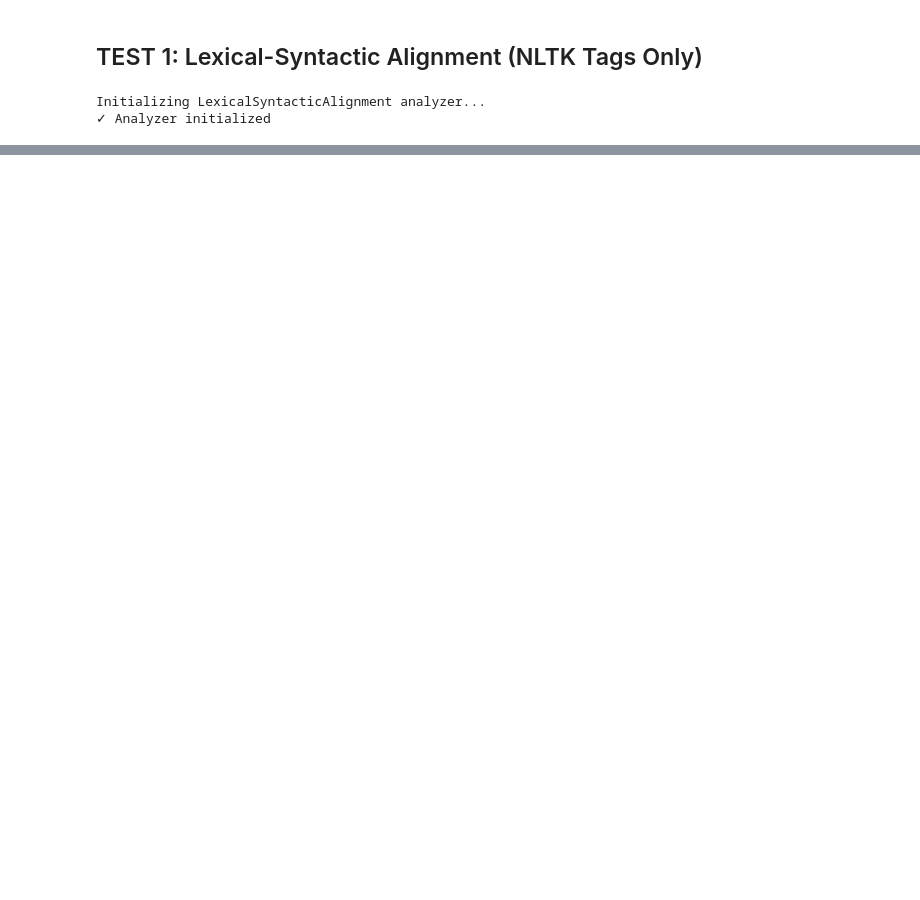
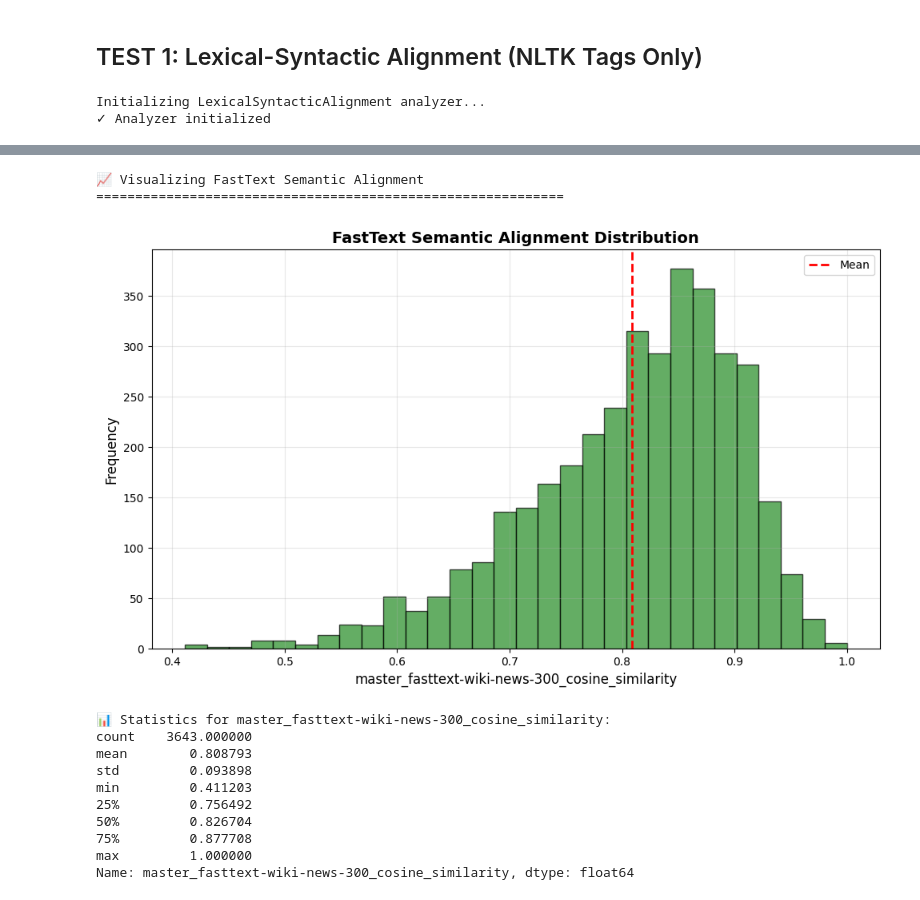
Before and after one commit to nickduran/llm-linguistic-alignment, a Jupyter notebook: sandbox-prepare/test_comprehensive_alignment.ipynb, the cells around one changed output, grey strips where cells are left out. Cells and saved outputs as stored; diff of their text form; code cells hidden in the pictures; blank space fills up the shorter version.

```diff
--- a/sandbox-prepare/test_comprehensive_alignment.ipynb
+++ b/sandbox-prepare/test_comprehensive_alignment.ipynb
@@ -266,0 +613,15 @@ print("\n🔄 Now RESTART KERNEL and re-import!")
+# %%
+# Run FastText alignment analysis
+print("\nRunning FastText semantic alignment analysis...")
+
+results_fasttext = analyzer_fasttext.analyze_folder(
+    folder_path=INPUT_DIR_BASIC,
+    output_directory=OUTPUT_DIR_ALIGNMENT,
+    lag=1,
+    high_sd_cutoff=3,
+    low_n_cutoff=2,
+    save_vocab=True
+)
+
+print(f"\n✓ FastText analysis complete!")
+print(f"Utterance pairs analyzed: {len(results_fasttext)}")
@@ -266,0 +730,39 @@ print("\n🔄 Now RESTART KERNEL and re-import!")
+# %%
+# Visualize FastText alignment
+if fasttext_metrics:
+    print("\n📈 Visualizing FastText Semantic Alignment")
+    print("="*60)
+
+    # Use the master similarity metric
+    master_metric = [m for m in fasttext_metrics if 'master' in m.lower()]
+
+    if master_metric:
+        metric_name = master_metric[0]
+
+        plt.figure(figsize=(10, 6))
+        results_fasttext[metric_name].hist(bins=30, edgecolor='black', alpha=0.7, color='forestgreen')
+        plt.title('FastText Semantic Alignment Distribution', fontsize=14, fontweight='bold')
+        plt.xlabel(metric_name, fontsize=12)
+        plt.ylabel('Frequency', fontsize=12)
+        plt.axvline(results_fasttext[metric_name].mean(), color='red', linestyle='--', linewidth=2, label='Mean')
+        plt.legend()
+        plt.grid(alpha=0.3)
+        plt.tight_layout()
+        plt.show()
+
+        print(f"\n📊 Statistics for {metric_name}:")
+        print(results_fasttext[metric_name].describe())
+# %% [output]
+📈 Visualizing FastText Semantic Alignment
+============================================================
+[figure, added]
+📊 Statistics for master_fasttext-wiki-news-300_cosine_similarity:
+count    3643.000000
+mean        0.808793
+std         0.093898
+min         0.411203
+25%         0.756492
+50%         0.826704
+75%         0.877708
+max         1.000000
+Name: master_fasttext-wiki-news-300_cosine_similarity, dtype: float64
```
Also changed, not shown: parts of 25 cells of this notebook, 3 other files.
